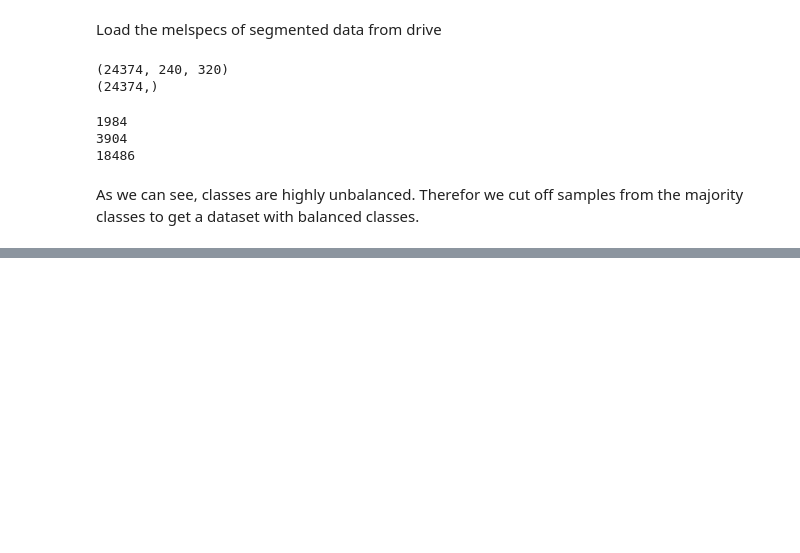
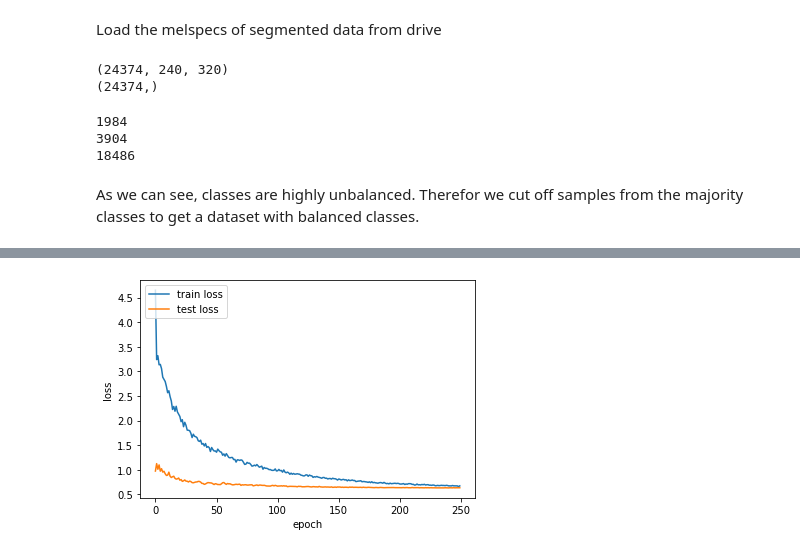
Before and after one commit to codingfabi/COUGHVID, a Jupyter notebook: Evaluation.ipynb, the cells around one changed output, grey strips where cells are left out. Drawn from its saved outputs; the diff is of its cells as text; code cells hidden in the pictures; blank space fills up the shorter version.

```diff
--- a/Evaluation.ipynb
+++ b/Evaluation.ipynb
@@ -432,0 +465,7 @@ plotConfusionMatrix(labellist, matrix)
+# %%
+X_train, X_test, y_train, y_test = train_test_split(data_new, labels_new_bc, test_size=0.2, random_state=0)
+# %%
+lr_schedule = tf.keras.optimizers.schedules.ExponentialDecay(
+    initial_learning_rate=0.000001,
+    decay_steps=10000,
+    decay_rate=0.9)
@@ -432,0 +511,4 @@ plotConfusionMatrix(labellist, matrix)
+# %%
+plotTrainingLoss(history.history['loss'], history.history['val_loss'])
+# %% [output]
+[figure, added]
```
Also changed, not shown: parts of 39 cells of this notebook.
